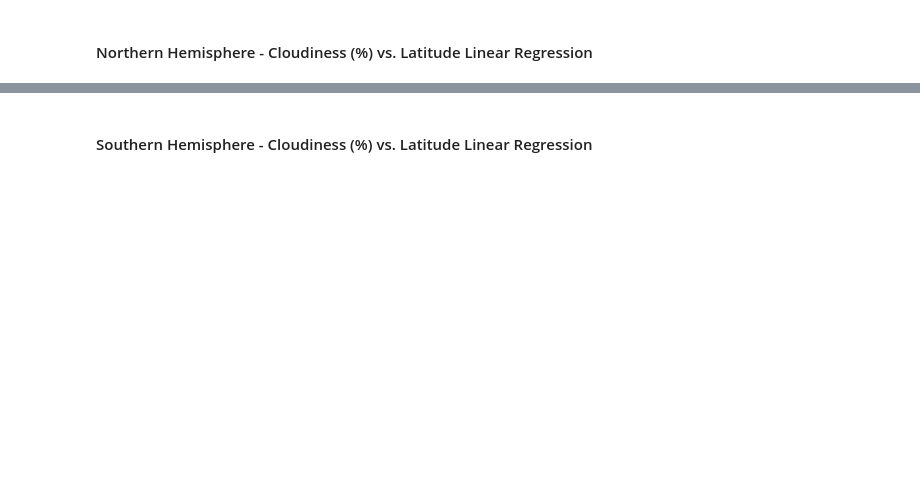
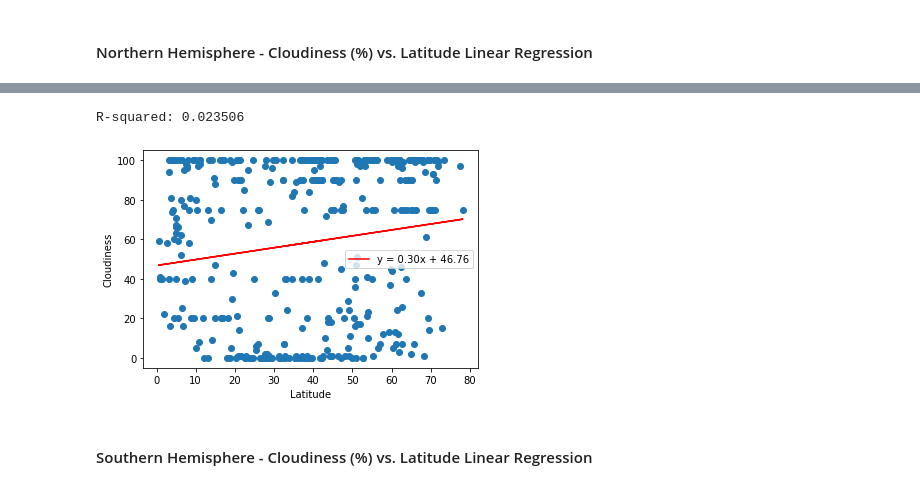
Before and after one commit to TheoF-C/python-api-challenge, a Jupyter notebook: WeatherPy/WeatherPy.ipynb, the cells around one changed output, grey strips where cells are left out. Saved outputs shown, nothing was run; the diff lists cells and outputs as text; code cells hidden in the pictures; blank space fills up the shorter version.

```diff
--- a/WeatherPy/WeatherPy.ipynb
+++ b/WeatherPy/WeatherPy.ipynb
@@ -252,2 +250,7 @@ The r-squared is: -0.08733547918934018
+# %%
+auto_reg(northern_hemisphere['Lat'], northern_hemisphere['Cloudiness'], 'Latitude', 'Cloudiness')
+# %% [output]
+R-squared: 0.023506
+[figure, added]
 # %% [markdown]
 ####  Southern Hemisphere - Cloudiness (%) vs. Latitude Linear Regression
```
Also changed, not shown: parts of 11 cells of this notebook.
